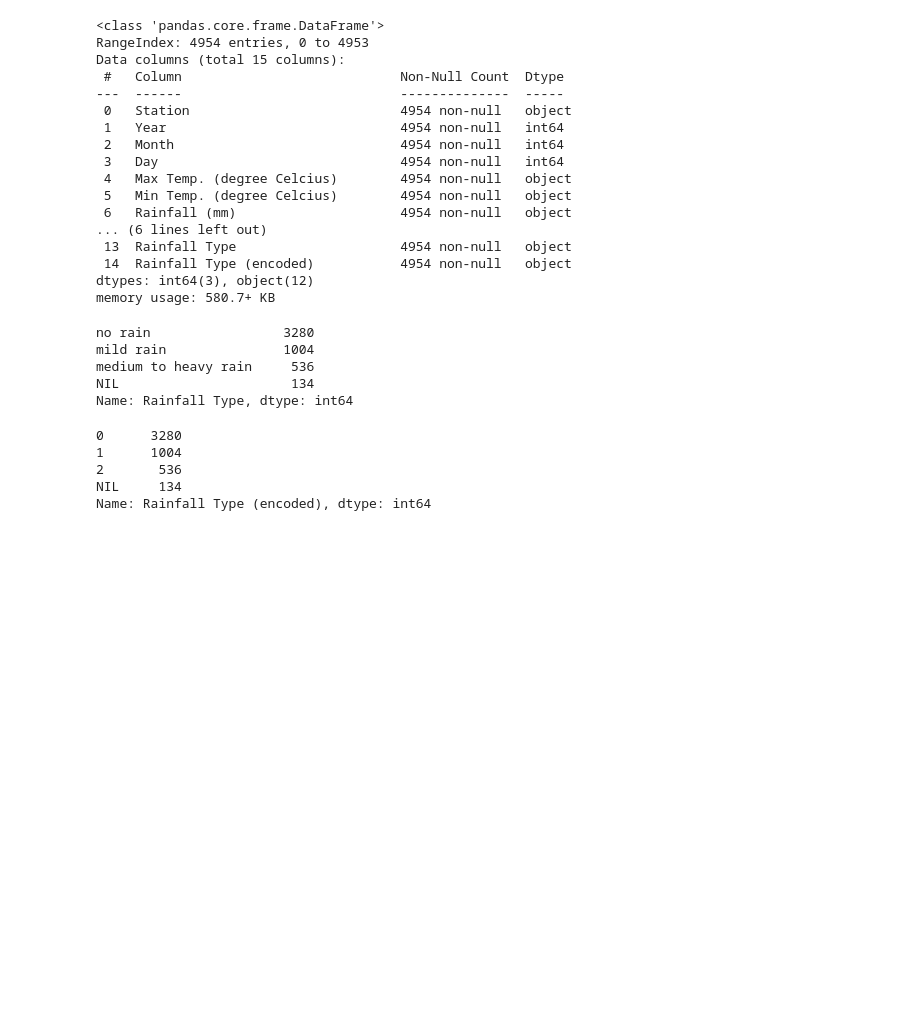
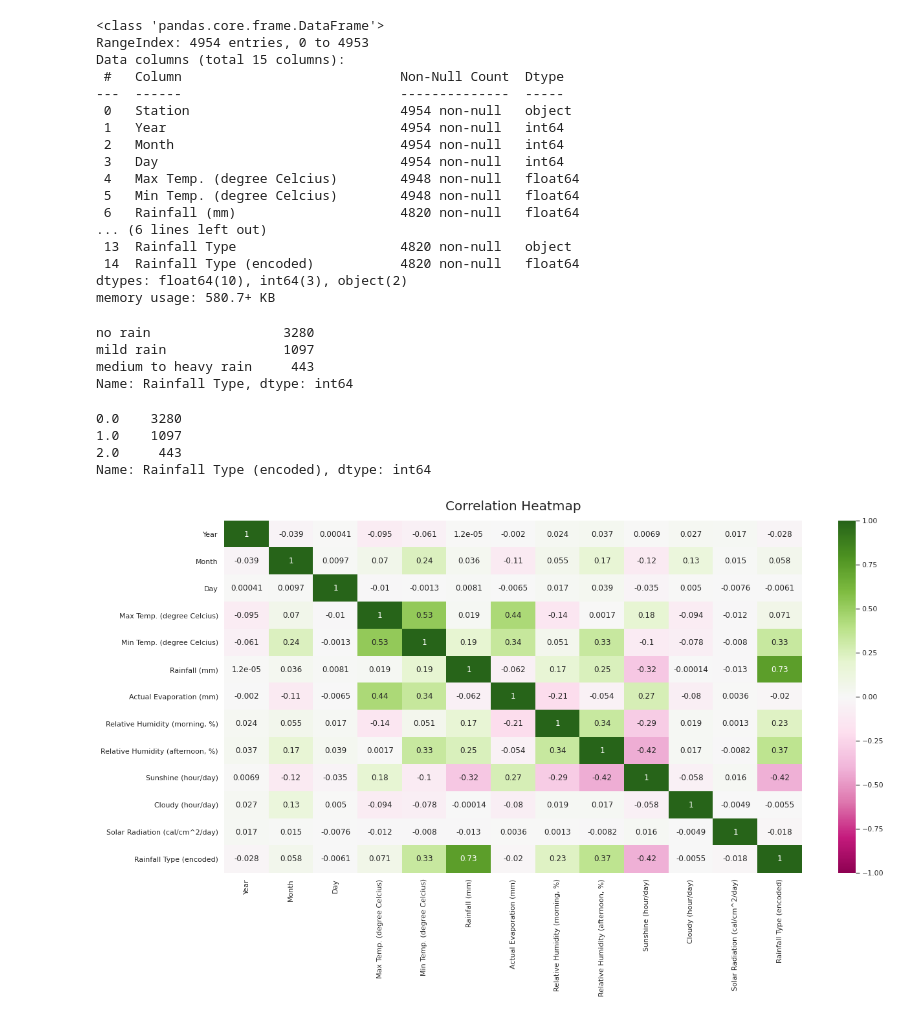
Before and after one commit to RifatIslamOmio/Weather-WaterLevel-Prediction-ML, a Jupyter notebook: Notebooks/brri-datasets_rainfall_type_classifier.ipynb, the cells around one changed output. Saved outputs shown, nothing was run; the diff lists cells and outputs as text; code cells hidden in the pictures; blank space fills up the shorter version.

Commit message:
Updated rainfall-type classifier notebook #5 - rain_classify() function updated with nan value support and fixes in range checking - show correlation heatmap code added.

```diff
--- a/Notebooks/brri-datasets_rainfall_type_classifier.ipynb
+++ b/Notebooks/brri-datasets_rainfall_type_classifier.ipynb
@@ -4,0 +14,9 @@ df = pd.read_csv("/content/drive/MyDrive/all-station_raw.csv")
+# %%
+# df = pd.read_csv("/content/drive/MyDrive/all-station_raw.csv")
+
+# read raw csv by marking missing values as NaN
+missing_values = ['NIL', 'nil', '']
+df = pd.read_csv(os.path.join('..', 'Datasets', 'brri-datasets', 'all-station_raw.csv'),
+                     na_values=missing_values)
+
+df.head()
@@ -37,27 +74,62 @@ Data columns (total 15 columns):
  1   Year                              4954 non-null   int64
  2   Month                             4954 non-null   int64
  3   Day                               4954 non-null   int64
- 4   Max Temp. (degree Celcius)        4954 non-null   object
- 5   Min Temp. (degree Celcius)        4954 non-null   object
- 6   Rainfall (mm)                     4954 non-null   object
+ 4   Max Temp. (degree Celcius)        4948 non-null   float64
+ 5   Min Temp. (degree Celcius)        4948 non-null   float64
+ 6   Rainfall (mm)                     4820 non-null   float64
 ... (6 lines left out)
- 13  Rainfall Type                     4954 non-null   object
- 14  Rainfall Type (encoded)           4954 non-null   object
-dtypes: int64(3), object(12)
+ 13  Rainfall Type                     4820 non-null   object
+ 14  Rainfall Type (encoded)           4820 non-null   float64
+dtypes: float64(10), int64(3), object(2)
 memory usage: 580.7+ KB
 # %%
 df['Rainfall Type'].value_counts()
 # %% [output]
 no rain                 3280
-mild rain               1004
-medium to heavy rain     536
-NIL                      134
+mild rain               1097
+medium to heavy rain     443
 Name: Rainfall Type, dtype: int64
 # %%
 df['Rainfall Type (encoded)'].value_counts()
 # %% [output]
-0      3280
-1      1004
-2       536
-NIL     134
+0.0    3280
+1.0    1097
+2.0     443
 Name: Rainfall Type (encoded), dtype: int64
+# %%
+def show_corr_heatmap(df):
+    # https://medium.com/@szabo.bibor/how-to-create-a-seaborn-correlation-heatmap-in-python-834c0686b88e
+
+    plt.figure(figsize=(20, 10))
+
+    corr_matrix = df.corr()
+
+    # mask to hide the upper triangle of the symmetric corr-matrix
+    # mask = np.triu(np.ones_like(corr_matrix, dtype=np.bool))
+
+    heatmap = sns.heatmap(
+
+        # correlation matrix
+        corr_matrix,
+
+        # mask the top triangle of the matrix
+        # mask=mask,
+
+        # two-contrast color, different color for + -
+        cmap="PiYG",
+
+        # color map range
+        vmin=-1, vmax=1,
+
+        # show corr values in the cells
+        annot=True
+    )
+
+    # set a title
+    heatmap.set_title('Correlation Heatmap', fontdict={'fontsize':20}, pad=16);
+
+    plt.show()
+# %%
+show_corr_heatmap(df)
+# %% [output]
+[figure, added]
```
Also changed, not shown: parts of 6 cells of this notebook.
